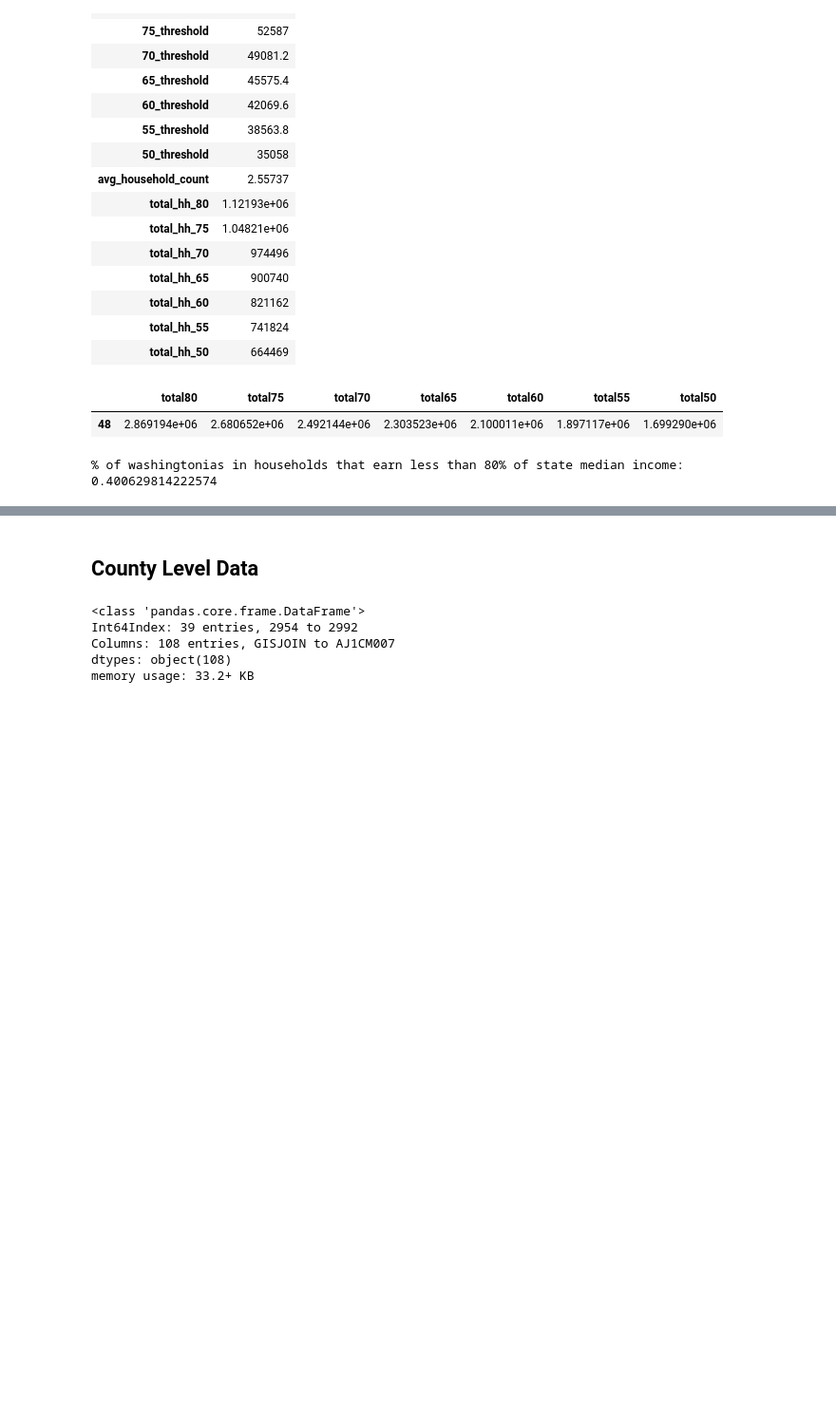
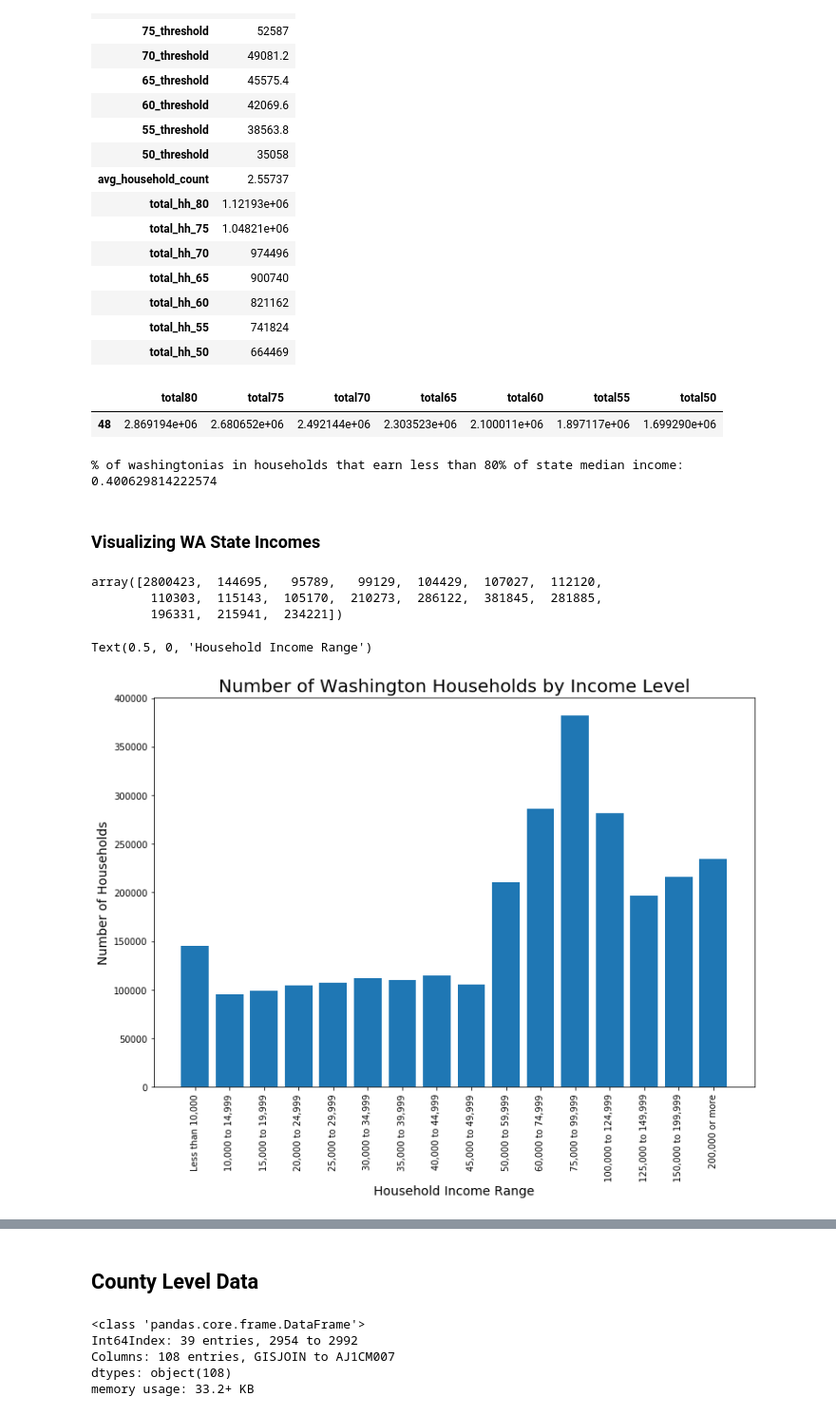
Before and after one commit to allisoncstafford/carbonWA, a Jupyter notebook: low_income.ipynb, the cells around one changed output, grey strips where cells are left out. Shown at 95% size. Drawn from its saved outputs; the diff is of its cells as text; code cells hidden in the pictures; blank space fills up the shorter version.

Commit message:
visualize number of households in income buckets

```diff
--- a/low_income.ipynb
+++ b/low_income.ipynb
@@ -59,7 +61,7 @@ Name: total, dtype: float64
 # %%
 house_income = wa.loc[:,'AJY9E001':'AJY9E017'].astype(int)
 # %%
-house_income.columns = ['Total',
+income_column_names = ['Total',
         'Less than $10,000',
         '$10,000 to $14,999',
         '$15,000 to $19,999',
@@ -76,7 +78,9 @@ house_income.columns = ['Total',
         '$125,000 to $149,999',
         '$150,000 to $199,999',
         '$200,000 or more']
-house_income.columns = house_income.columns.str.replace(' ', '_').str.replace('$', '').str.lower()
+# %%
+house_income.columns = income_column_names
+house_income.columns = house_income.columns.str.replace(' ', '_').str.replace('$', '').str.lower()
 # %%
 house_income
 # %% [output]
@@ -191,3 +239,24 @@ wa_people
 print(f"% of washingtonias in households that earn less than 80% of state median income: {wa_people.loc[48, 'total80']/income_to_pov.loc[48, 'total']}")
 # %% [output]
 % of washingtonias in households that earn less than 80% of state median income: 0.400629814222574
+# %% [markdown]
+### Visualizing WA State Incomes
+# %%
+house_income.values[0]
+# %% [output]
+array([2800423,  144695,   95789,   99129,  104429,  107027,  112120,
+        110303,  115143,  105170,  210273,  286122,  381845,  281885,
+        196331,  215941,  234221])
+# %%
+# this visualization distorts perception due to the variable size of the buckets
+
+fig, ax = plt.subplots(figsize=(12,8))
+x_labels = [x.replace('$', '') for x in income_column_names[1:]]
+plt.bar(x_labels, house_income.values[0][1:])
+plt.xticks(rotation='vertical')
+plt.title('Number of Washington Households by Income Level', fontsize=20)
+plt.ylabel('Number of Households', fontsize=14)
+plt.xlabel('Household Income Range', fontsize=14)
+# %% [output]
+Text(0.5, 0, 'Household Income Range')
+[figure, added]
```
Also changed, not shown: parts of 26 cells of this notebook, 2 other files.
